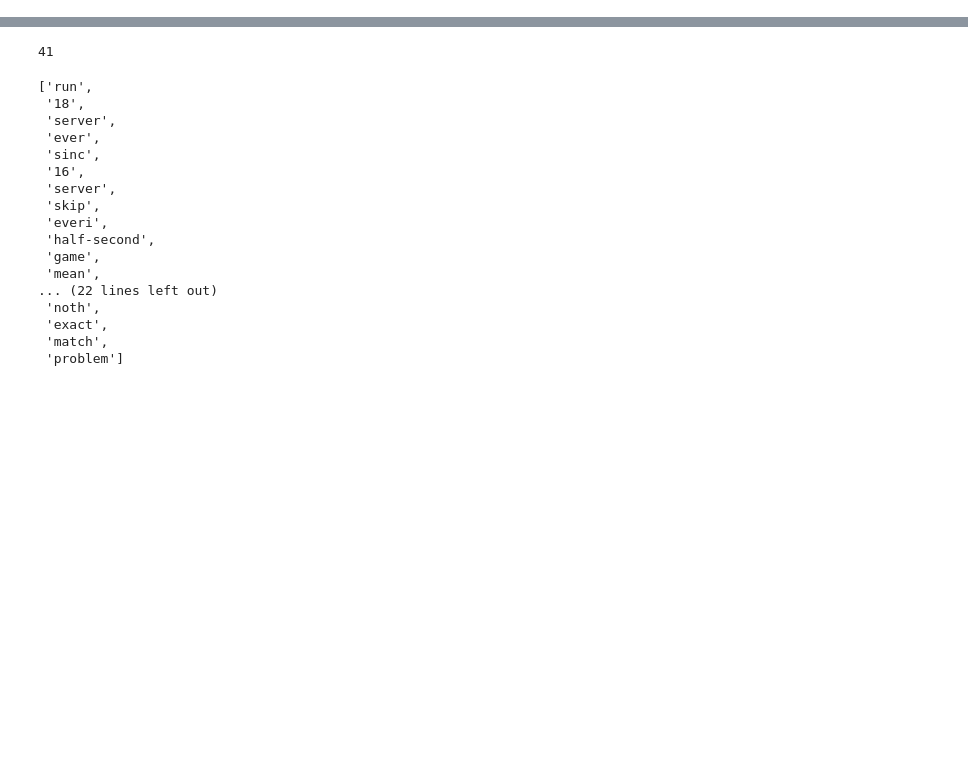
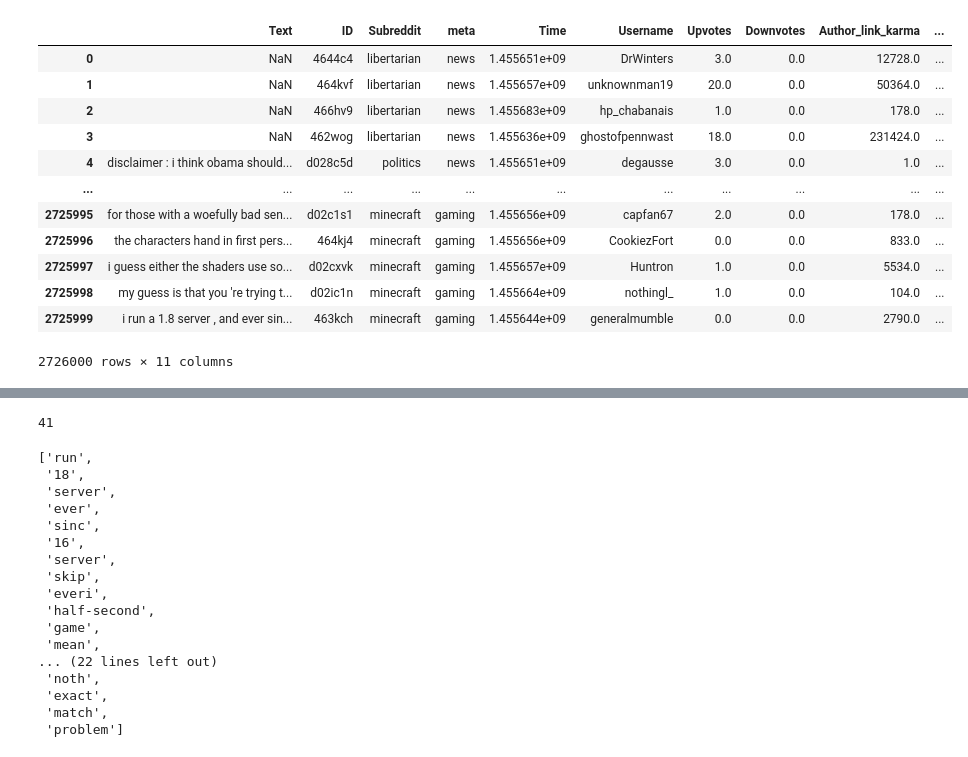
Before and after one commit to Jameshskelton/Reddit-NLP, a Jupyter notebook: Reddit-nlp-project.ipynb, the cells around one changed output, grey strips where cells are left out. Saved outputs shown, nothing was run; the diff lists cells and outputs as text; code cells hidden in the pictures; blank space fills up the shorter version.

```diff
--- a/Reddit-nlp-project.ipynb
+++ b/Reddit-nlp-project.ipynb
@@ -40,3 +42,19 @@ df_threads
+# %%
+df
+# %% [output]
+|  | Text | ID | Subreddit | meta | Time | Username | Upvotes | Downvotes | Author_link_karma | ... |
+| 0 | NaN | 4644c4 | libertarian | news | 1.455651e+09 | DrWinters | 3.0 | 0.0 | 12728.0 | ... |
+| 1 | NaN | 464kvf | libertarian | news | 1.455657e+09 | unknownman19 | 20.0 | 0.0 | 50364.0 | ... |
+| 2 | NaN | 466hv9 | libertarian | news | 1.455683e+09 | hp_chabanais | 1.0 | 0.0 | 178.0 | ... |
+| 3 | NaN | 462wog | libertarian | news | 1.455636e+09 | ghostofpennwast | 18.0 | 0.0 | 231424.0 | ... |
+| 4 | disclaimer : i think obama should... | d028c5d | politics | news | 1.455651e+09 | degausse | 3.0 | 0.0 | 1.0 | ... |
+| ... | ... | ... | ... | ... | ... | ... | ... | ... | ... | ... |
+| 2725995 | for those with a woefully bad sen... | d02c1s1 | minecraft | gaming | 1.455656e+09 | capfan67 | 2.0 | 0.0 | 178.0 | ... |
+| 2725996 | the characters hand in first pers... | 464kj4 | minecraft | gaming | 1.455656e+09 | CookiezFort | 0.0 | 0.0 | 833.0 | ... |
+| 2725997 | i guess either the shaders use so... | d02cxvk | minecraft | gaming | 1.455657e+09 | Huntron | 1.0 | 0.0 | 5534.0 | ... |
+| 2725998 | my guess is that you 're trying t... | d02ic1n | minecraft | gaming | 1.455664e+09 | nothingl_ | 1.0 | 0.0 | 104.0 | ... |
+| 2725999 | i run a 1.8 server , and ever sin... | 463kch | minecraft | gaming | 1.455644e+09 | generalmumble | 0.0 | 0.0 | 2790.0 | ... |
+2726000 rows × 11 columns
 # %%
 df2 = df.copy()
 # %%
```
Also changed, not shown: parts of 39 cells of this notebook.
